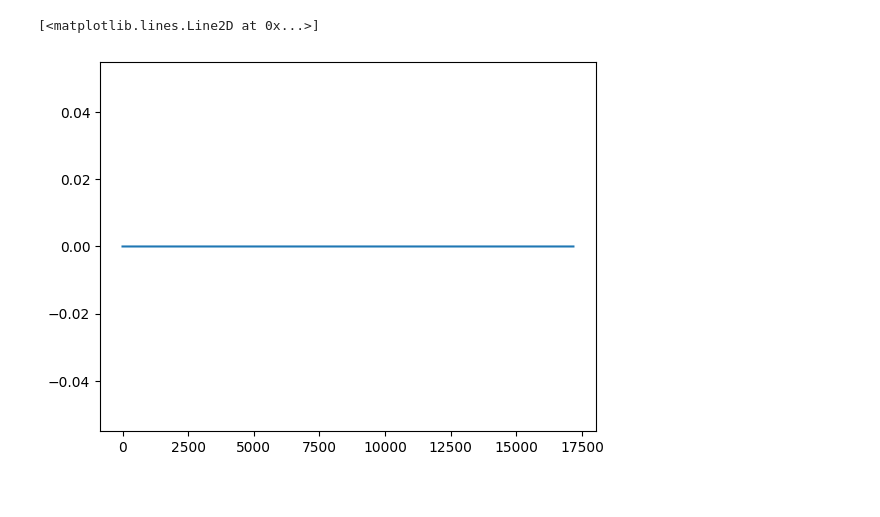
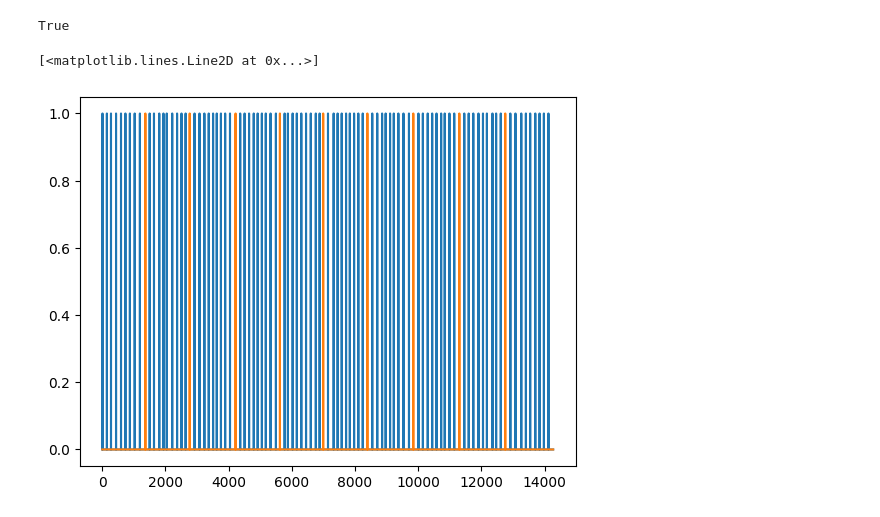
Before and after one commit to MikelElorza/Data-analysis, a Jupyter notebook: Narrow field/Imaging/Markers_unfold_raw.ipynb, the cells around one changed output. Drawn from its saved outputs; the diff is of its cells as text; code cells hidden in the pictures.

```diff
--- a/Narrow field/Imaging/Markers_unfold_raw.ipynb
+++ b/Narrow field/Imaging/Markers_unfold_raw.ipynb
@@ -14,15 +8,18 @@ filename='../../../Acquisition/Acquisition2/Data/Trial_markers/T/PTU_5.ptu'
+# %%
+sn=snAPI()
+sn.getDevice()
+sn.getFileDevice(filename)
+sn.initDevice(MeasMode.T3)
+# %% [output]
+True
 # %%
-sn=snAPI()
-sn.getDevice()
-sn.getFileDevice(filename)
-sn.initDevice(MeasMode.T3)
 sn.unfold.measure()
-times, channels = sn.unfold.getBlock()
+times, channels = sn.unfold.getData()
 markers_Bool=np.array([sn.unfold.isMarker(datai) for datai in channels])
 m1=markers_Bool*sn.unfold.markers(channels)[1]
 m2=markers_Bool*sn.unfold.markers(channels)[2]
+plt.plot(m1)
+plt.plot(m2)
+# %% [output]
+[<matplotlib.lines.Line2D at 0x...>]
+[figure, added]
-# %%
-plt.plot(m3)
-# %% [output]
-[<matplotlib.lines.Line2D at 0x...>]
-[figure, removed]
```
Also changed, not shown: parts of 3 cells of this notebook.
